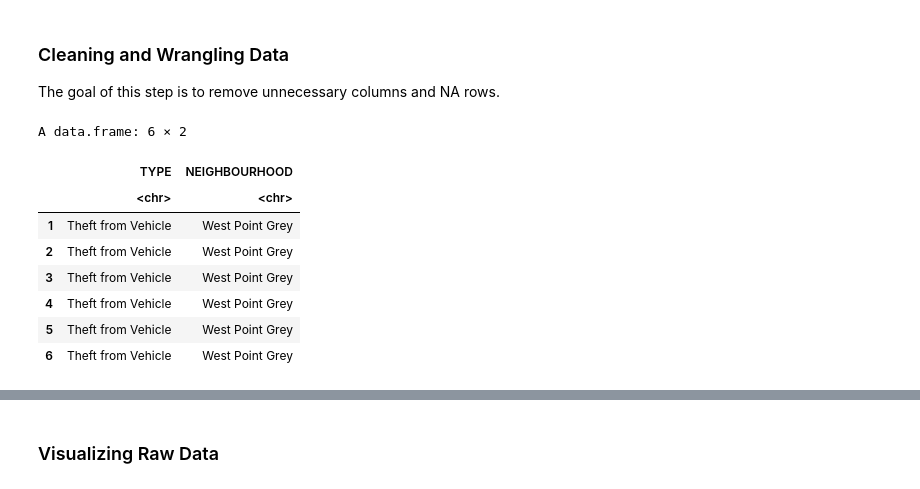
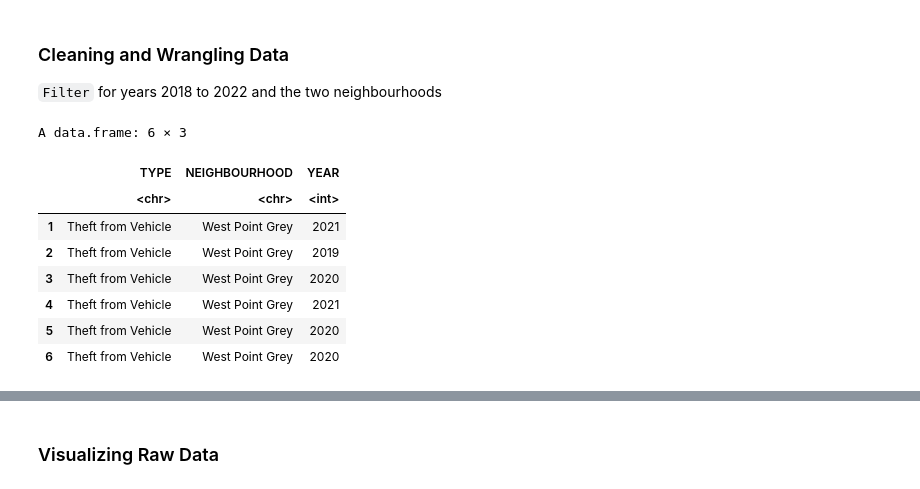
Before and after one commit to fankayii/STAT201_34, a Jupyter notebook: project.ipynb, the cells around one changed output, grey strips where cells are left out. Saved outputs shown, nothing was run; the diff lists cells and outputs as text; code cells hidden in the pictures.

```diff
--- a/project.ipynb
+++ b/project.ipynb
@@ -49,19 +47,19 @@ head(crime)
 # %% [markdown]
 ### Cleaning and Wrangling Data
-The goal of this step is to remove unnecessary columns and NA rows.
+`Filter` for years 2018 to 2022 and the two neighbourhoods
 # %%
 crime_recent_5_years <- crime %>%
-    filter(YEAR>=2018 & YEAR<=2022)%>%
-    filter(NEIGHBOURHOOD %in% c("West Point Grey","Dunbar-Southlands"))%>%
-    select(TYPE,NEIGHBOURHOOD)
+    filter(YEAR>=2018 & YEAR<=2022) %>%
+    filter(NEIGHBOURHOOD %in% c("West Point Grey","Dunbar-Southlands")) %>%
+    select(TYPE,NEIGHBOURHOOD, YEAR)
 head(crime_recent_5_years)
 # %% [output]
-A data.frame: 6 × 2
+A data.frame: 6 × 3
-|  | TYPE | NEIGHBOURHOOD |
-|  | <chr> | <chr> |
-| 1 | Theft from Vehicle | West Point Grey |
-| 2 | Theft from Vehicle | West Point Grey |
-| 3 | Theft from Vehicle | West Point Grey |
-| 4 | Theft from Vehicle | West Point Grey |
-| 5 | Theft from Vehicle | West Point Grey |
-| 6 | Theft from Vehicle | West Point Grey |
+|  | TYPE | NEIGHBOURHOOD | YEAR |
+|  | <chr> | <chr> | <int> |
+| 1 | Theft from Vehicle | West Point Grey | 2021 |
+| 2 | Theft from Vehicle | West Point Grey | 2019 |
+| 3 | Theft from Vehicle | West Point Grey | 2020 |
+| 4 | Theft from Vehicle | West Point Grey | 2021 |
+| 5 | Theft from Vehicle | West Point Grey | 2020 |
+| 6 | Theft from Vehicle | West Point Grey | 2020 |
```
Also changed, not shown: parts of 20 cells of this notebook.
